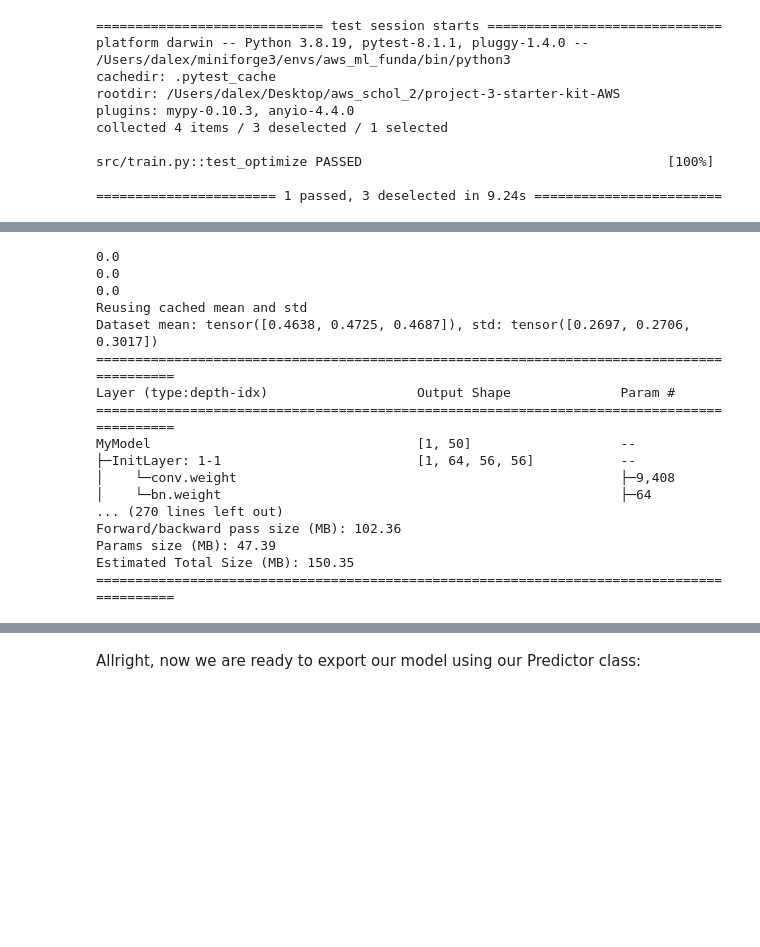
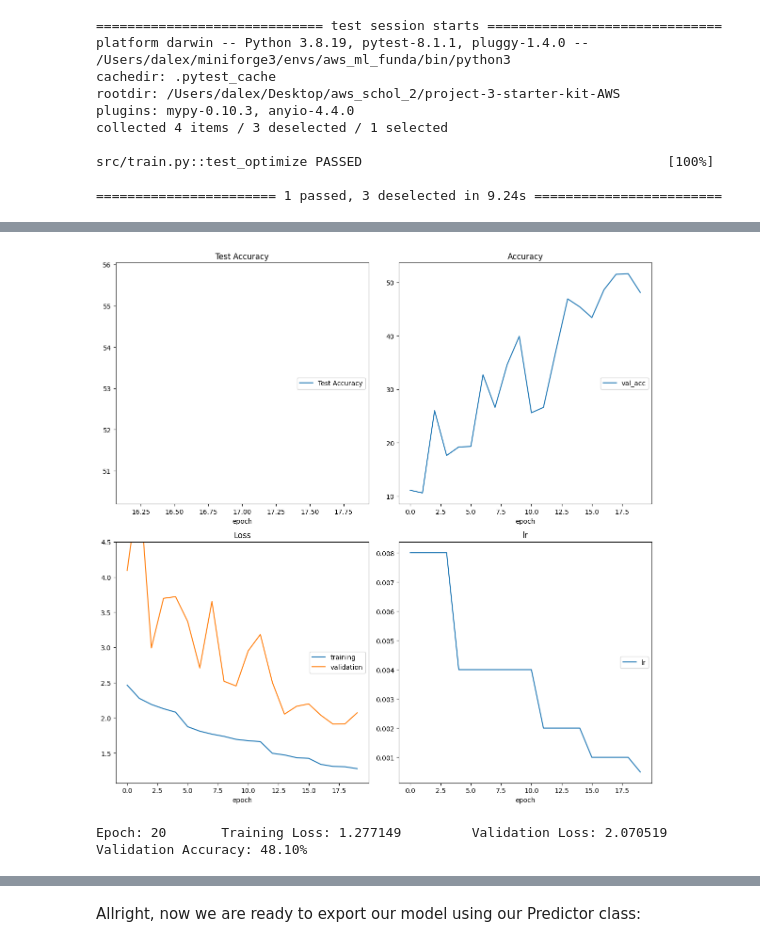
Before and after one commit to DayaAlex/project-3-starter-kit-AWS, a Jupyter notebook: cnn_from_scratch.ipynb, the cells around one changed output, grey strips where cells are left out. Saved outputs shown, nothing was run; the diff lists cells and outputs as text; code cells hidden in the pictures; blank space fills up the shorter version.

Commit message:
tuned hyperparameters to achieve 50 percent accuracy

```diff
--- a/cnn_from_scratch.ipynb
+++ b/cnn_from_scratch.ipynb
@@ -321,12 +321,12 @@ os.environ["PYTORCH_MPS_HIGH_WATERMARK_RATIO"] = "0.0"
 # %%
 batch_size = 80   # size of the minibatch for stochastic gradient descent (or Adam)
 valid_size = 0.2       # fraction of the training data to reserve for validation
-num_epochs = 20      # number of epochs for training
+num_epochs = 50      # number of epochs for training
 num_classes = 50       # number of classes. Do not change this
 dropout = 0.4         # dropout for our model
-learning_rate = 0.005  # Learning rate for SGD (or Adam)
+learning_rate = 0.008  # Learning rate for SGD (or Adam)
 opt = 'sgd'            # optimizer. 'sgd' or 'adam'
-weight_decay = 0.01     # regularization. Increase this to combat overfitting
+weight_decay = 0.04     # regularization. Increase this to combat overfitting
 # %%
 import torch
 torch.mps.empty_cache()
@@ -352,50 +352,37 @@ data_loaders = get_data_loaders(
 # cell
 model = MyModel(num_classes=num_classes,dropout=dropout)
 
 torchinfo.summary(model, input_size=(1,3, 224, 224), verbose=2)
 
 # Optionally, you can load your previous saved model here
+checkpoint = torch.load('checkpoints/best_val_loss.pt',map_location='mps')
+model.load_state_dict(checkpoint)
 
 # Get the optimizer using get_optimizer and the model you just created, the learning rate,
 # the optimizer and the weight decay specified in the previous cell
 optimizer = get_optimizer(
     model=model,
     optimizer=opt,
     learning_rate=learning_rate,
     momentum=0.5,
     weight_decay=weight_decay,
 
 )
 
 # Get the loss using get_loss
 loss = get_loss(use_cuda=True)
 optimize(
     data_loaders,
     model,
     optimizer,
     loss,
     n_epochs=num_epochs,
     save_path="checkpoints/best_val_loss.pt",
     interactive_tracking=True
 )
 # %% [output]
+[figure, added]
-0.0
-0.0
-0.0
-Reusing cached mean and std
-Dataset mean: tensor([0.4638, 0.4725, 0.4687]), std: tensor([0.2697, 0.2706, 0.3017])
-==========================================================================================
-Layer (type:depth-idx)                   Output Shape              Param #
-==========================================================================================
-MyModel                                  [1, 50]                   --
-├─InitLayer: 1-1                         [1, 64, 56, 56]           --
-│    └─conv.weight                                                 ├─9,408
-│    └─bn.weight                                                   ├─64
-... (270 lines left out)
-Forward/backward pass size (MB): 102.36
-Params size (MB): 47.39
-Estimated Total Size (MB): 150.35
-==========================================================================================
+Epoch: 20       Training Loss: 1.277149         Validation Loss: 2.070519       Validation Accuracy: 48.10%
 # %% [markdown]
 ---
 ## <img src="static_images/icons/noun-advance-2109145.png" alt=">" style="width:50px"/> Step 6: testing against the Test Set
```
Also changed, not shown: parts of 5 cells of this notebook, 4 other files.
